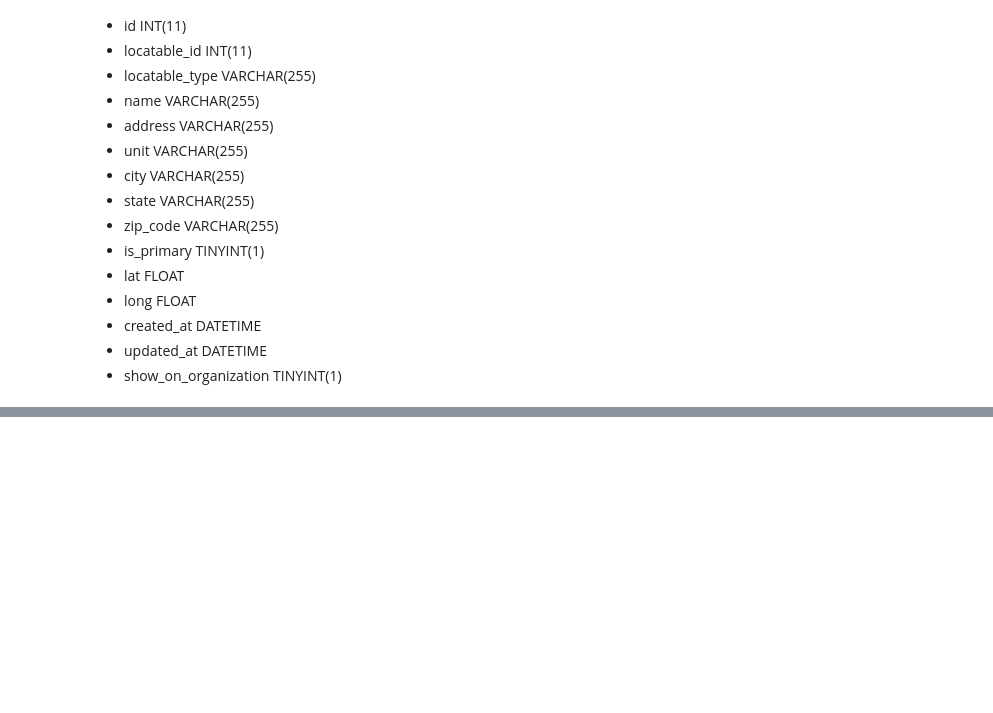
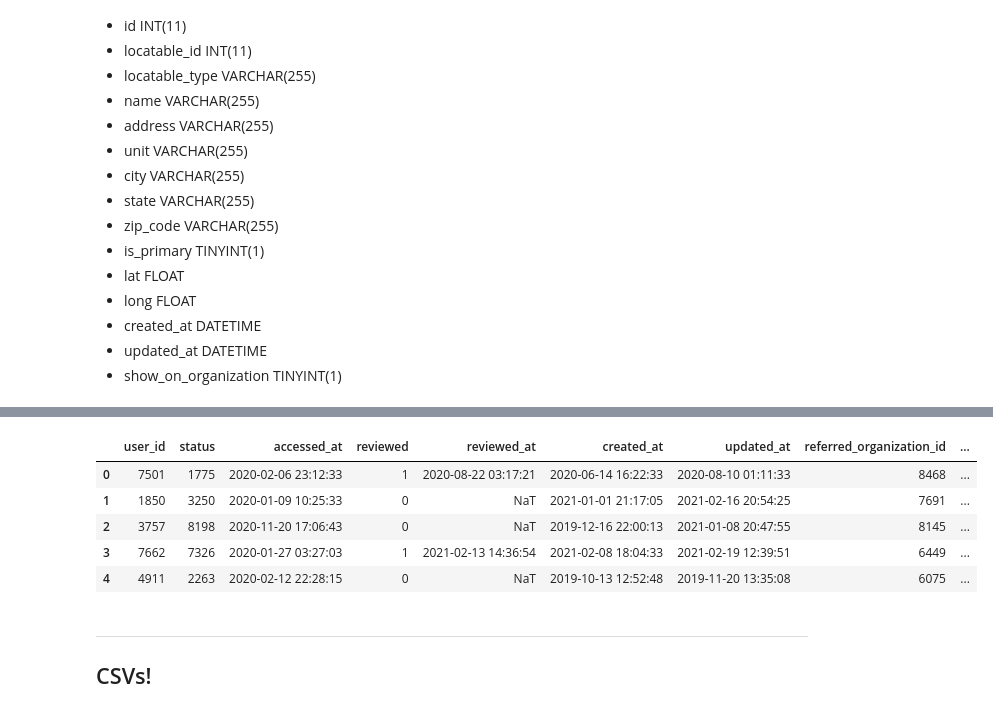
Before and after one commit to we-are-alluma/ucb-dummy-data, a Jupyter notebook: 00_creating_dummy_data.ipynb, the cells around one changed output, grey strips where cells are left out. Cells and saved outputs as stored; diff of their text form; code cells hidden in the pictures; blank space fills up the shorter version.

```diff
--- a/00_creating_dummy_data.ipynb
+++ b/00_creating_dummy_data.ipynb
@@ -248,0 +425,21 @@ for _ in range(50):
+# %%
+# updated at must come after `created_at`
+access_events_updated_at = []
+for date_created in access_events_created_at:
+    access_events_updated_at.append(fake.date_time_between_dates(datetime_start = date_created, datetime_end = dt.datetime(2021,3,1)))
+# %%
+# reviewed comes after updated and only if reviewed == 1
+access_events_reviewed_at = []
+for date_created in access_events_created_at:
+    _idx = access_events_created_at.index(date_created)
+    if access_events_reviewed[_idx] == 1:
+        access_events_reviewed_at.append(fake.date_time_between_dates(datetime_start = date_created, datetime_end = dt.datetime(2021,3,1)))
+    else:
+        access_events_reviewed_at.append("")
+# %%
+access_events_referred_organization_id = np.random.randint(low = 1_000, high = 9_999, size = 50)
+access_events_direct_access = np.random.randint(low = 0, high = 2, size = 50)
+# %%
+access_events_utilized_at = []
+for _ in range(50):
+    access_events_utilized_at.append(fake.date_time_between_dates(datetime_start = dt.datetime(2021,1,1), datetime_end = dt.datetime(2021,3,1)))
@@ -248,0 +462,25 @@ for _ in range(50):
+# %%
+access_events_df = pd.DataFrame(data = {
+    "user_id": access_events_user_id,
+    "status": access_events_status,
+    "accessed_at": access_events_accessed_at,
+    "reviewed": access_events_reviewed,
+    "reviewed_at": access_events_reviewed_at,
+    "created_at": access_events_created_at,
+    "updated_at": access_events_updated_at,
+    "referred_organization_id": access_events_referred_organization_id,
+    "direct_access": access_events_direct_access,
+    "utilized_at": access_events_utilized_at,
+})
+
+access_events_df.head()
+# %% [output]
+|  | user_id | status | accessed_at | reviewed | reviewed_at | created_at | updated_at | referred_organization_id | ... |
+| 0 | 7501 | 1775 | 2020-02-06 23:12:33 | 1 | 2020-08-22 03:17:21 | 2020-06-14 16:22:33 | 2020-08-10 01:11:33 | 8468 | ... |
+| 1 | 1850 | 3250 | 2020-01-09 10:25:33 | 0 | NaT | 2021-01-01 21:17:05 | 2021-02-16 20:54:25 | 7691 | ... |
+| 2 | 3757 | 8198 | 2020-11-20 17:06:43 | 0 | NaT | 2019-12-16 22:00:13 | 2021-01-08 20:47:55 | 8145 | ... |
+| 3 | 7662 | 7326 | 2020-01-27 03:27:03 | 1 | 2021-02-13 14:36:54 | 2021-02-08 18:04:33 | 2021-02-19 12:39:51 | 6449 | ... |
+| 4 | 4911 | 2263 | 2020-02-12 22:28:15 | 0 | NaT | 2019-10-13 12:52:48 | 2019-11-20 13:35:08 | 6075 | ... |
+# %% [markdown]
+***
+## CSVs!
```
Also changed, not shown: parts of 35 cells of this notebook.
